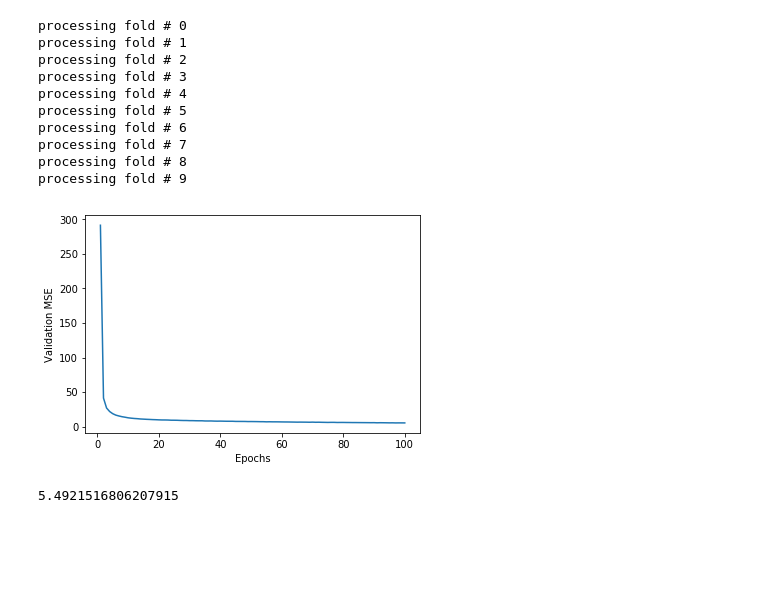
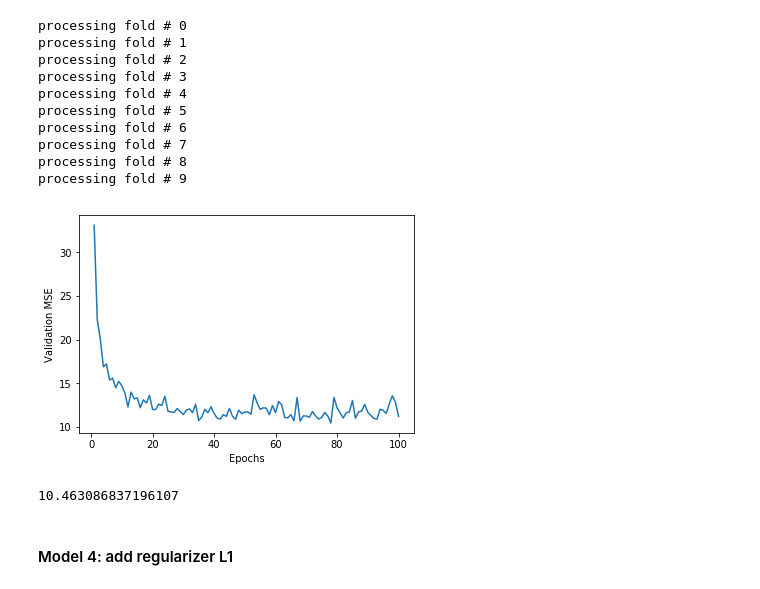
Before and after one commit to RuxinChen/MACS30200proj, a Jupyter notebook: PS/PS3/PS3.2.ipynb, the cells around one changed output. Cells and saved outputs as stored; diff of their text form; code cells hidden in the pictures; blank space fills up the shorter version.

```diff
--- a/PS/PS3/PS3.2.ipynb
+++ b/PS/PS3/PS3.2.ipynb
@@ -132,7 +140,7 @@ plt.show()
 # %% [markdown]
 #### Model 2: with dropout
 # %%
-def build_model():
+def build_model2():
     model = models.Sequential()
     model.add(layers.Dense(64, activation='relu',
                            input_shape=(train_data.shape[1],)))
@@ -147,8 +155,8 @@ def build_model():
 # %%
 k=10
 num_val_samples = len(train_data) // k
-num_epochs = 20
-all_mse_histories = []
+num_epochs = 100
+all_mse_histories2 = []
 for i in range(k):
     print('processing fold #', i)
     val_data = train_data[i * num_val_samples: (i + 1) * num_val_samples]
@@ -162,12 +170,12 @@ for i in range(k):
          train_targets[(i + 1) * num_val_samples:]],
         axis=0)
 
-    model = build_model()
+    model = build_model2()
     history = model.fit(partial_train_data, partial_train_targets,
                         validation_data=(val_data, val_targets),
                         epochs=num_epochs, batch_size=1, verbose=0)
-    mse_history = history.history['loss']
-    all_mse_histories.append(mse_history)
+    mse_history = history.history['val_loss']
+    all_mse_histories2.append(mse_history)
 # %% [output]
 processing fold # 0
 processing fold # 1
@@ -196,7 +204,7 @@ average_mse_history[-1]
 # %% [markdown]
 #### Model 3: add layers
 # %%
-def build_model():
+def build_model3():
     model = models.Sequential()
     model.add(layers.Dense(32, activation='relu',
                            input_shape=(train_data.shape[1],)))
@@ -210,7 +218,7 @@ def build_model():
 k=10
 num_val_samples = len(train_data) // k
 num_epochs = 100
-all_mse_histories = []
+all_mse_histories3 = []
 for i in range(k):
     print('processing fold #', i)
     val_data = train_data[i * num_val_samples: (i + 1) * num_val_samples]
@@ -224,12 +232,12 @@ for i in range(k):
          train_targets[(i + 1) * num_val_samples:]],
         axis=0)
 
-    model = build_model()
+    model = build_model3()
     history = model.fit(partial_train_data, partial_train_targets,
                         validation_data=(val_data, val_targets),
                         epochs=num_epochs, batch_size=1, verbose=0)
-    mse_history = history.history['loss']
-    all_mse_histories.append(mse_history)
+    mse_history = history.history['val_loss']
+    all_mse_histories3.append(mse_history)
 # %% [output]
 processing fold # 0
 processing fold # 1
@@ -242,16 +250,18 @@ processing fold # 7
 processing fold # 8
 processing fold # 9
 # %%
-average_mse_history = [
-    np.mean([x[i] for x in all_mse_histories]) for i in range(num_epochs)]
+average_mse_history3 = [
+    np.mean([x[i] for x in all_mse_histories3]) for i in range(num_epochs)]
 
-plt.plot(range(1, len(average_mse_history) + 1), average_mse_history)
+plt.plot(range(1, len(average_mse_history3) + 1), average_mse_history3)
 plt.xlabel('Epochs')
 plt.ylabel('Validation MSE')
 plt.show()
 # %% [output]
-[figure, old version]
+[figure, new version]
-# %%
-average_mse_history[-1]
-# %% [output]
-5.4921516806207915
+# %%
+min(average_mse_history3)
+# %% [output]
+10.463086837196107
+# %% [markdown]
+#### Model 4: add regularizer L1
```
Also changed, not shown: parts of 29 cells of this notebook.
